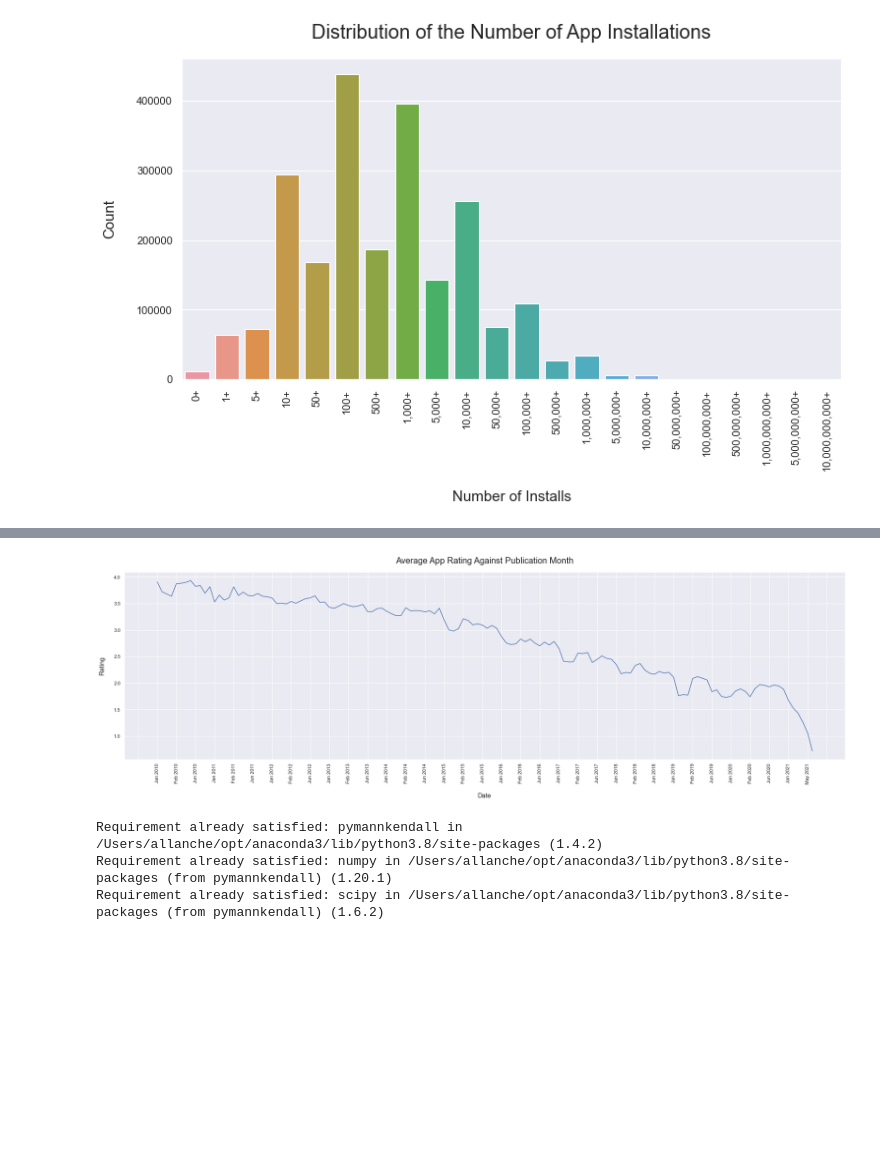
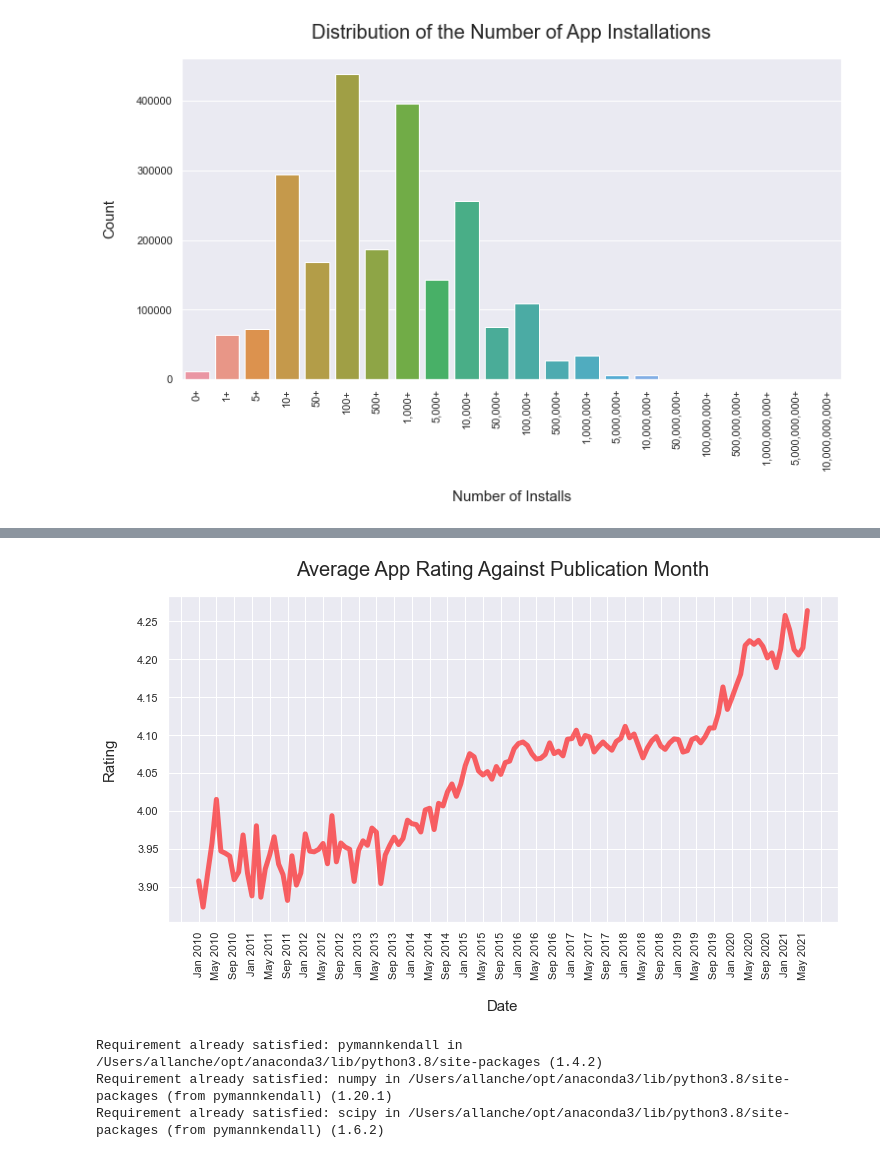
Before and after one commit to Superocker50/CMPT-353-Final-Project, a Jupyter notebook: cmpt-353-part-1.ipynb, the cells around one changed output, grey strips where cells are left out. Cells and saved outputs as stored; diff of their text form; code cells hidden in the pictures; blank space fills up the shorter version.

```diff
--- a/cmpt-353-part-1.ipynb
+++ b/cmpt-353-part-1.ipynb
@@ -152,0 +160,2 @@ apps.head()
+# %%
+apps = apps[apps['Rating Count'] > 0]
@@ -172,12 +193,19 @@ apps_test.sort_values(by=['Release Year', 'Release Month'], inplace=True)
 # %%
-grouped_dates = apps_test.groupby(by=['Release Year', 'Release Month'], sort=False)
+grouped_dates = apps.groupby(by=['Release Year', 'Release Month'], sort=False)
+grouped_dates = grouped_dates.agg(average_rating=('Rating', 'mean'),
+                                  count_apps_published=('Rating', 'count'),
+                                  average_num_ratings=('Rating Count', 'mean'))
 
-average_rating = grouped_dates.mean('Rating').reset_index()
-average_num_ratings = grouped_dates.mean('Rating Count').reset_index()
+grouped_dates.reset_index(inplace=True)
 # %%
-average_rating['Release Month'] = average_rating['Release Month'].apply(lambda x: calendar.month_abbr[int(x)])
-average_num_ratings['Release Month'] = average_num_ratings['Release Month'].apply(lambda x: calendar.month_abbr[int(x)])
+grouped_dates['Release Year'] = grouped_dates['Release Year'].astype('int')
+grouped_dates['Release Month'] = grouped_dates['Release Month'].astype('int')
 
-# Conver to a non-numeric month format for plotting
-average_rating['Release Month/Year'] = average_rating['Release Month'] + average_rating['Release Year']
-average_num_ratings['Release Month/Year'] = average_num_ratings['Release Month'] + average_num_ratings['Release Year']
+grouped_dates.sort_values(by=['Release Year', 'Release Month'], inplace=True)
+# %%
+grouped_dates['Release Month'] = grouped_dates['Release Month'].apply(lambda x: calendar.month_abbr[int(x)])
+
+# Conver to a non-numeric month format for plotting
+grouped_dates['Release Year'] = grouped_dates['Release Year'].astype('str')
+grouped_dates['Release Month'] = grouped_dates['Release Month'].astype('str')
+grouped_dates['Release Month/Year'] = grouped_dates['Release Month'] + ' ' + grouped_dates['Release Year']
@@ -184,18 +221,18 @@ average_num_ratings['Release Month/Year'] = average_num_ratings['Release Month']
 # %%
-figure = plt.figure(figsize=(30, 8))
+figure = plt.figure(figsize=(12, 6))
 axis = plt.gca()
-plt.plot(average_rating['Release Month/Year'], average_rating['Rating'])
+plt.plot(grouped_dates['Release Month/Year'], grouped_dates['average_rating'], linewidth=5, color='red', alpha=0.6)
 plt.xlabel('Date', fontsize=15, labelpad=20)
 plt.ylabel('Rating', fontsize=15, labelpad=20)
 plt.xticks(rotation=90)
 plt.title('Average App Rating Against Publication Month', fontsize=20, pad=20)
 
 # From https://stackoverflow.com/questions/6682784/reducing-number-of-plot-ticks
 # Reduce the number of x-ticks
 axis.xaxis.set_major_locator(plt.MaxNLocator(40))
 plt.show()
 # %% [output]
-[figure, old version]
+[figure, new version]
 # %%
 # Need to install pymannkendall: sudo pip install pymannkendall
 # From https://jakevdp.github.io/blog/2017/12/05/installing-python-packages-from-jupyter/
```
Also changed, not shown: parts of 72 cells of this notebook, 4 other files.
